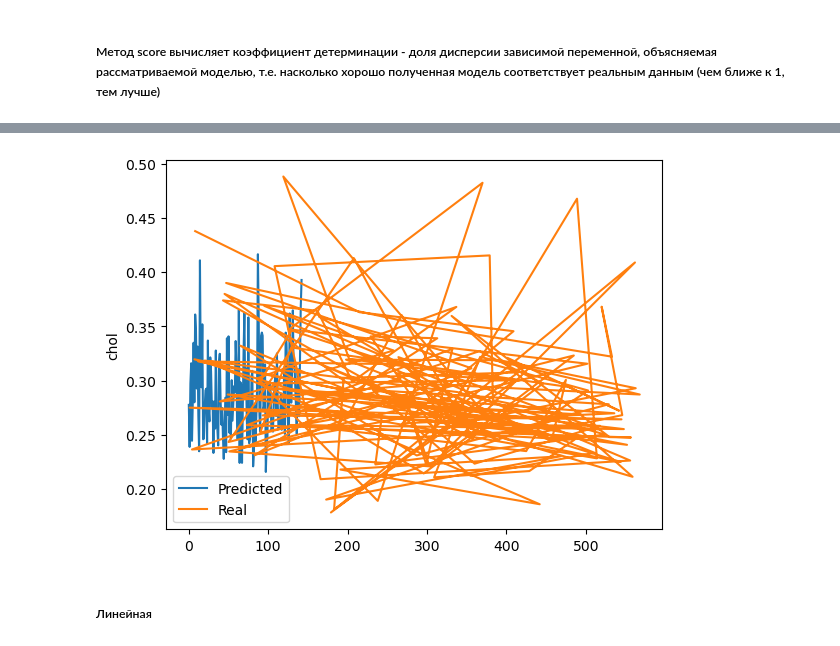
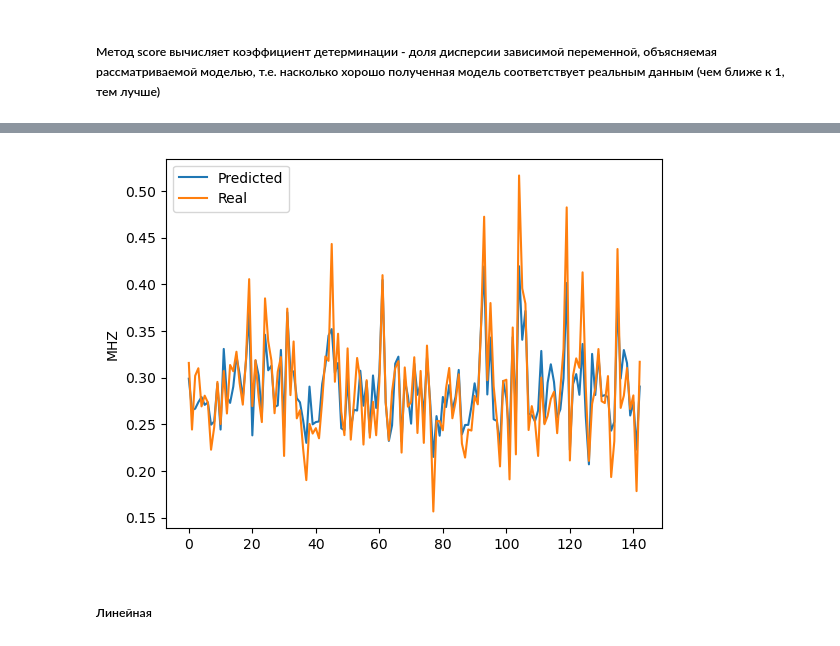
Before and after one commit to stefoff/vvsu_ml, a Jupyter notebook: Lab4/Lab4.ipynb, the cells around one changed output, grey strips where cells are left out. Drawn from its saved outputs; the diff is of its cells as text; code cells hidden in the pictures.

```diff
--- a/Lab4/Lab4.ipynb
+++ b/Lab4/Lab4.ipynb
@@ -271,11 +271,12 @@ R2: 0.70390724500391, MSE: 0.001035307476923077, MAE: 0.024105034965034963
 # %%
+yTest = yTest.to_numpy().astype(float)
 plt.plot(YPred)
 plt.plot(yTest)
 plt.legend(["Predicted", "Real"])
-plt.ylabel("chol")
+plt.ylabel("MHZ")
 plt.show()
 # %% [output]
-[figure, old version]
+[figure, new version]
 # %% [markdown]
 ##### Линейная
 # %%
```
Also changed, not shown: parts of 12 cells of this notebook.
